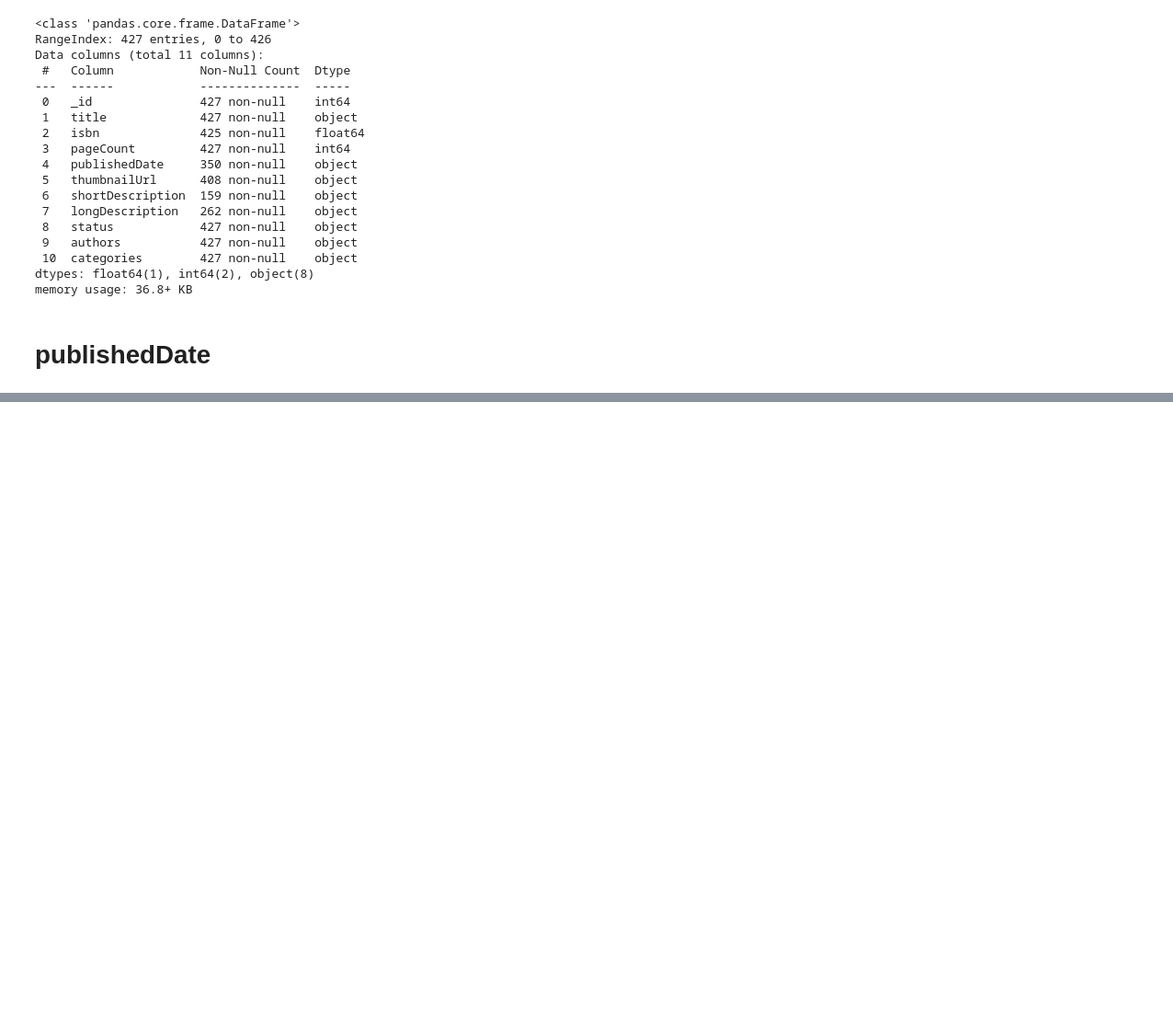
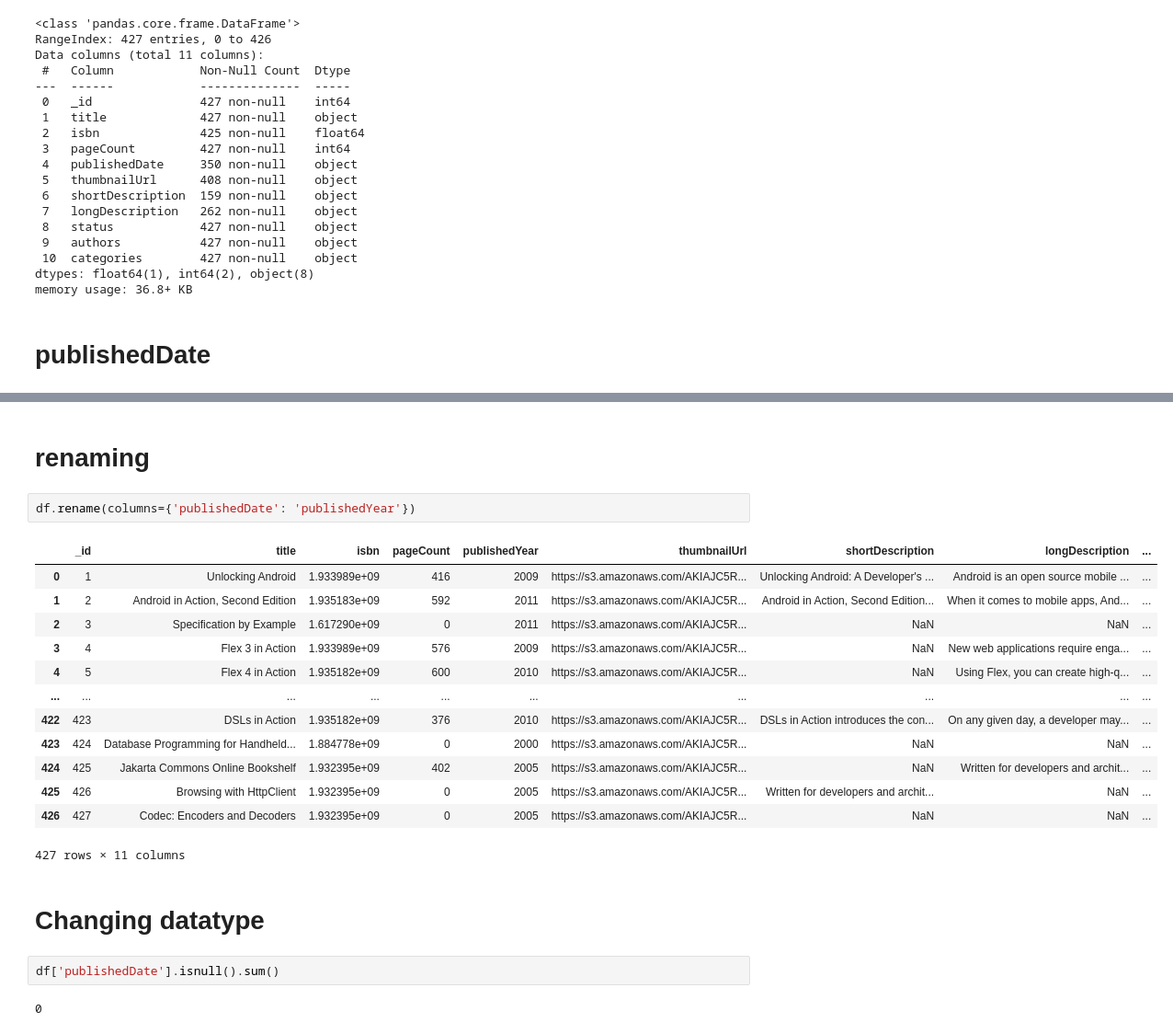
Before and after one commit to sujataprasad01/Books-JSON-data-for-scrapping-analysis, a Jupyter notebook: Project_4_Using_JSON_data_for_analysis.ipynb, the cells around one changed output, grey strips where cells are left out. Shown: that part at 92% size. Cells and saved outputs as stored; diff of their text form; blank space fills up the shorter version.

```diff
--- a/Project_4_Using_JSON_data_for_analysis.ipynb
+++ b/Project_4_Using_JSON_data_for_analysis.ipynb
@@ -631,0 +798,24 @@ memory usage: 36.8+ KB
+# %% [markdown]
+# renaming
+# %%
+df.rename(columns={'publishedDate': 'publishedYear'})
+# %% [output]
+|  | _id | title | isbn | pageCount | publishedYear | thumbnailUrl | shortDescription | longDescription | ... |
+| 0 | 1 | Unlocking Android | 1.933989e+09 | 416 | 2009 | https://s3.amazonaws.com/AKIAJC5R... | Unlocking Android: A Developer's ... | Android is an open source mobile ... | ... |
+| 1 | 2 | Android in Action, Second Edition | 1.935183e+09 | 592 | 2011 | https://s3.amazonaws.com/AKIAJC5R... | Android in Action, Second Edition... | When it comes to mobile apps, And... | ... |
+| 2 | 3 | Specification by Example | 1.617290e+09 | 0 | 2011 | https://s3.amazonaws.com/AKIAJC5R... | NaN | NaN | ... |
+| 3 | 4 | Flex 3 in Action | 1.933989e+09 | 576 | 2009 | https://s3.amazonaws.com/AKIAJC5R... | NaN | New web applications require enga... | ... |
+| 4 | 5 | Flex 4 in Action | 1.935182e+09 | 600 | 2010 | https://s3.amazonaws.com/AKIAJC5R... | NaN | Using Flex, you can create high-q... | ... |
+| ... | ... | ... | ... | ... | ... | ... | ... | ... | ... |
+| 422 | 423 | DSLs in Action | 1.935182e+09 | 376 | 2010 | https://s3.amazonaws.com/AKIAJC5R... | DSLs in Action introduces the con... | On any given day, a developer may... | ... |
+| 423 | 424 | Database Programming for Handheld... | 1.884778e+09 | 0 | 2000 | https://s3.amazonaws.com/AKIAJC5R... | NaN | NaN | ... |
+| 424 | 425 | Jakarta Commons Online Bookshelf | 1.932395e+09 | 402 | 2005 | https://s3.amazonaws.com/AKIAJC5R... | NaN | Written for developers and archit... | ... |
+| 425 | 426 | Browsing with HttpClient | 1.932395e+09 | 0 | 2005 | https://s3.amazonaws.com/AKIAJC5R... | Written for developers and archit... | NaN | ... |
+| 426 | 427 | Codec: Encoders and Decoders | 1.932395e+09 | 0 | 2005 | https://s3.amazonaws.com/AKIAJC5R... | NaN | NaN | ... |
+427 rows × 11 columns
+# %% [markdown]
+# Changing datatype
+# %%
+df['publishedDate'].isnull().sum()
+# %% [output]
+0
```
Also changed, not shown: parts of 22 cells of this notebook.
